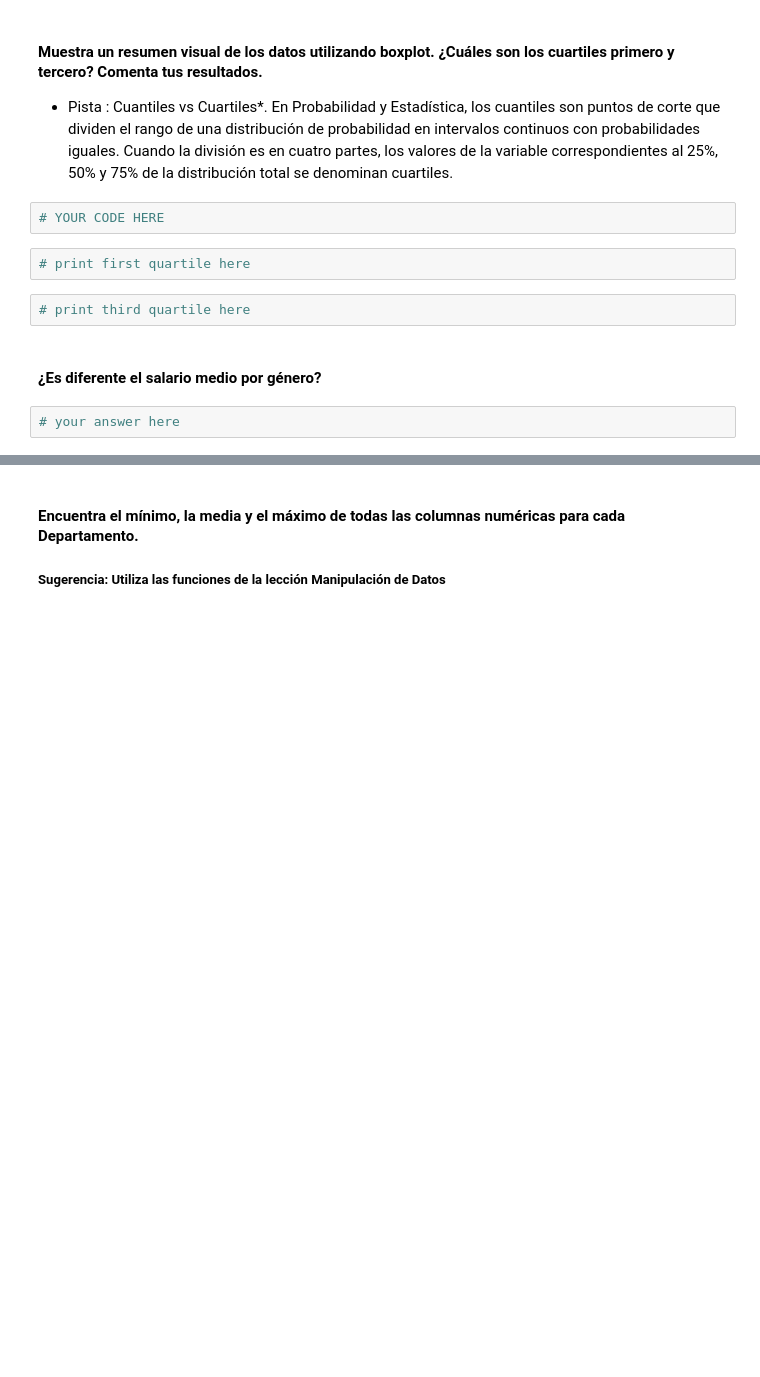
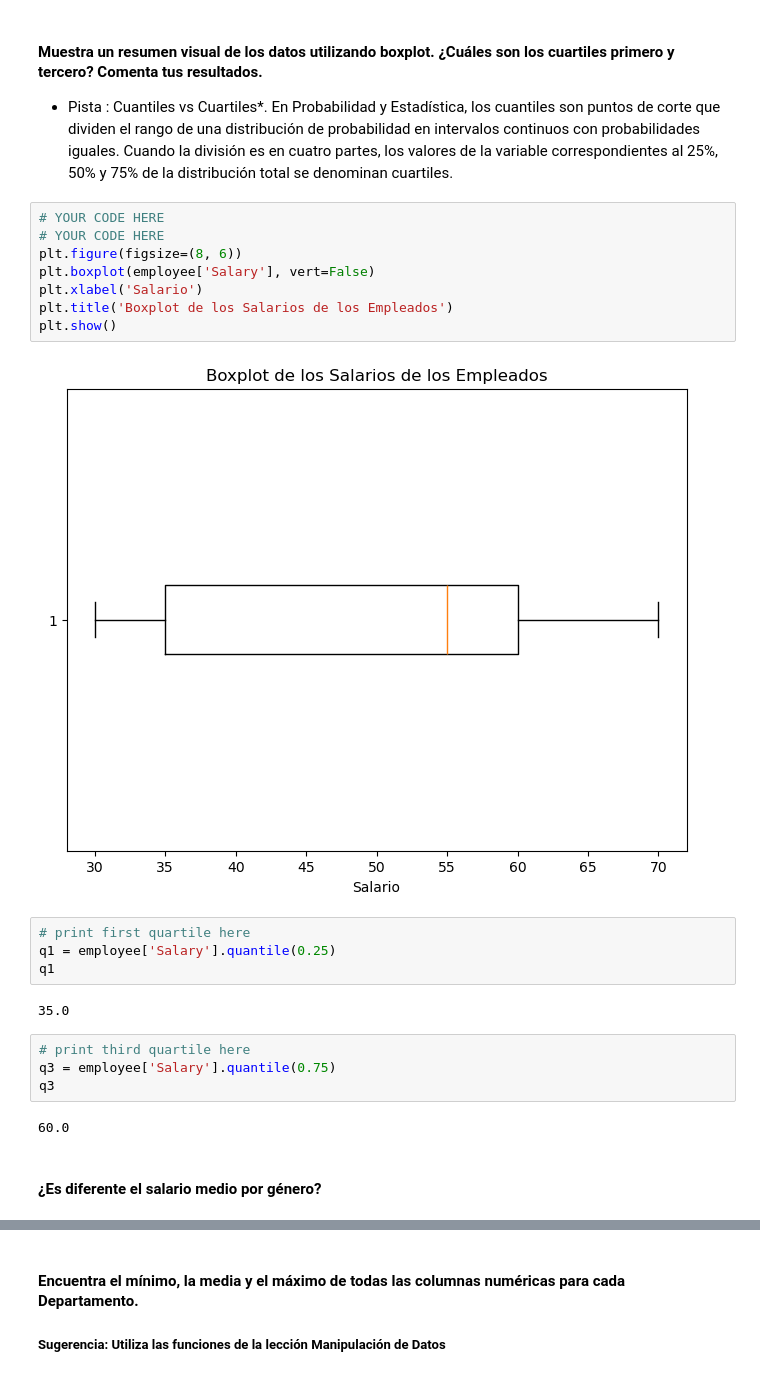
Before and after one commit to tatanapier/lab-descriptive-stats-es, a Jupyter notebook: your-code/main.ipynb, the cells around one changed output, grey strips where cells are left out. Drawn from its saved outputs; the diff is of its cells as text; blank space fills up the shorter version.

```diff
--- a/your-code/main.ipynb
+++ b/your-code/main.ipynb
@@ -320,13 +320,27 @@ mean_salary_by_years
 
 * Pista : Cuantiles vs Cuartiles*.
 En Probabilidad y Estadística, los cuantiles son puntos de corte que dividen el rango de una distribución de probabilidad en intervalos continuos con probabilidades iguales. Cuando la división es en cuatro partes, los valores de la variable correspondientes al 25%, 50% y 75% de la distribución total se denominan cuartiles.
-# %%
-# YOUR CODE HERE
+# %%
+# YOUR CODE HERE
+# YOUR CODE HERE
+plt.figure(figsize=(8, 6))
+plt.boxplot(employee['Salary'], vert=False)
+plt.xlabel('Salario')
+plt.title('Boxplot de los Salarios de los Empleados')
+plt.show()
+# %% [output]
+[figure, added]
 # %%
 # print first quartile here
+q1 = employee['Salary'].quantile(0.25)
+q1
+# %% [output]
+35.0
 # %%
 # print third quartile here
+q3 = employee['Salary'].quantile(0.75)
+q3
+# %% [output]
+60.0
 # %% [markdown]
 #### ¿Es diferente el salario medio por género?
-# %%
-# your answer here
```
Also changed, not shown: parts of 36 cells of this notebook.
